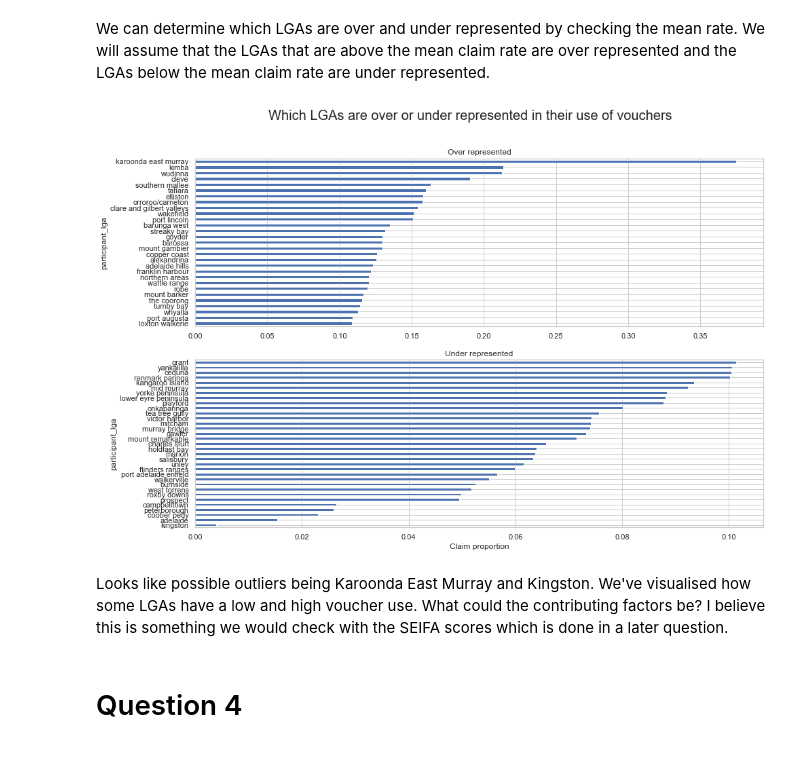
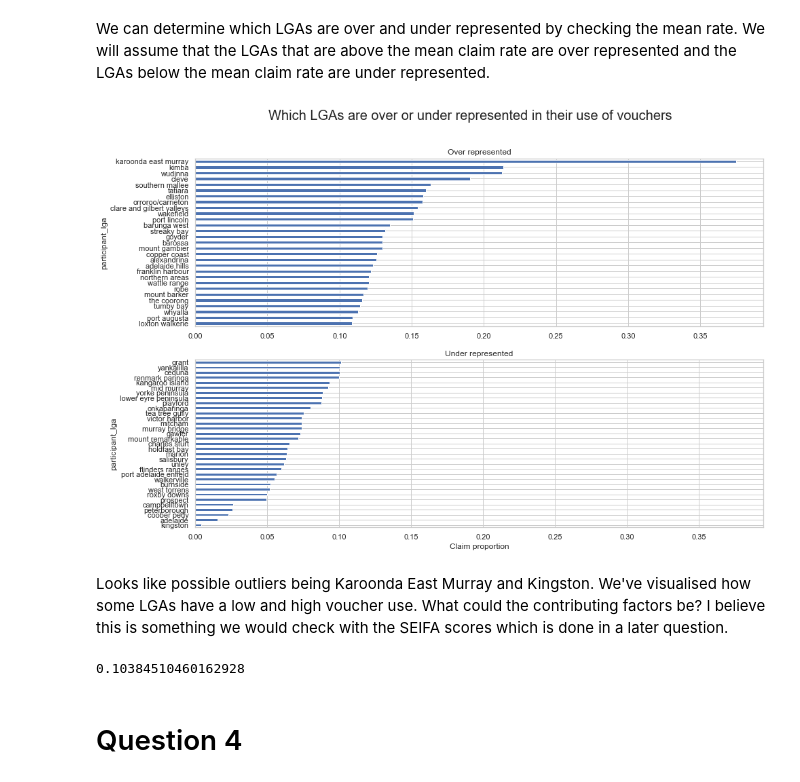
Before and after one commit to MQCOMP2200-S2-2021/Data-Science-Labs, a Jupyter notebook: Portfolio 2 - Christopher Rudolph.ipynb, the cells around one changed output. Saved outputs shown, nothing was run; the diff lists cells and outputs as text; code cells hidden in the pictures.

```diff
--- a/Portfolio 2 - Christopher Rudolph.ipynb
+++ b/Portfolio 2 - Christopher Rudolph.ipynb
@@ -941,17 +941,22 @@ underRep = lgaClaim[lgaClaim['proportion'] < meanClaimRate]
 # %%
 fig, axes = plt.subplots(2,1, figsize=(15,10))
 
 overRep['proportion'].sort_values(ascending=True).plot(kind='barh', ax = axes[0], title='Over represented')
-underRep['proportion'].sort_values(ascending=True).plot(kind='barh', ax = axes[1], title='Under represented')
+ax= underRep['proportion'].sort_values(ascending=True).plot(kind='barh', ax = axes[1], title='Under represented')
 
+ax.set(xlim=(0,0.395))
 plt.xlabel('Claim proportion')
 fig.suptitle('Which LGAs are over or under represented in their use of vouchers', size = 20)
 
 plt.show()
 # %% [output]
-[figure, old version]
+[figure, new version]
 # %% [markdown]
 Looks like possible outliers being Karoonda East Murray and Kingston. We've visualised how some LGAs have a low and high voucher use. What could the contributing factors be? I believe this is something we would check with the SEIFA scores which is done in a later question.
+# %%
+meanClaimRate
+# %% [output]
+0.10384510460162928
 # %% [markdown]
 # Question 4
 # %% [markdown]
```
Also changed, not shown: parts of 51 cells of this notebook, 1 other file.
